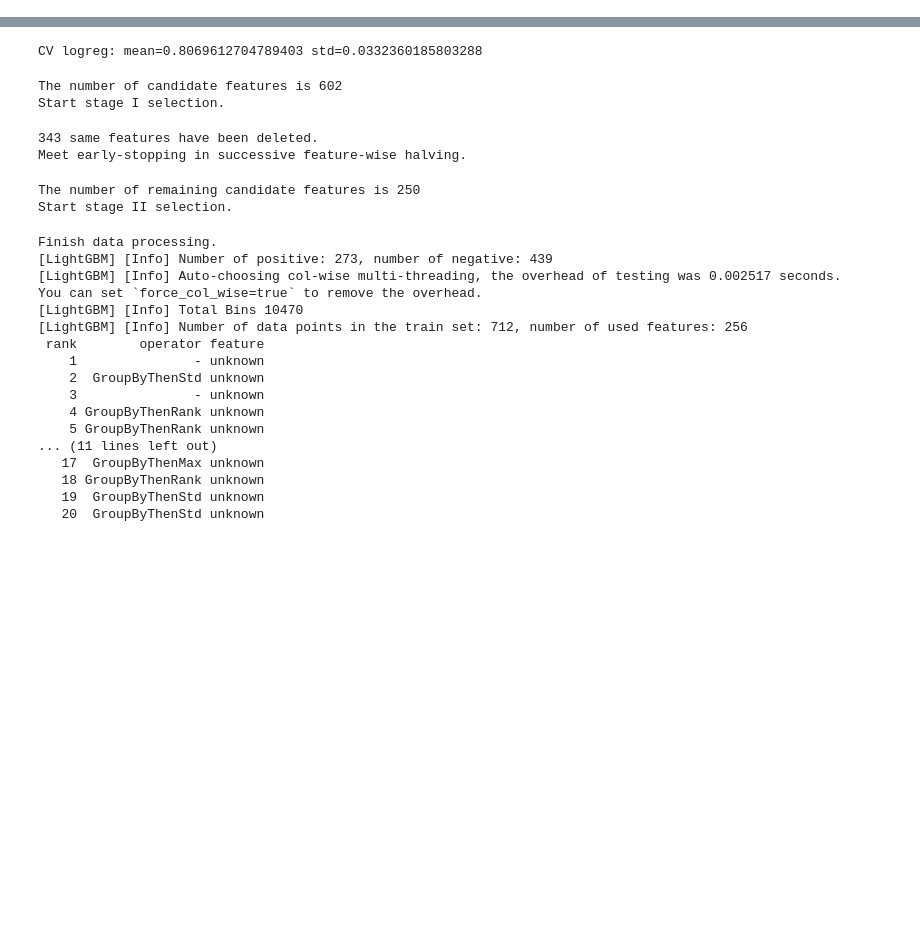
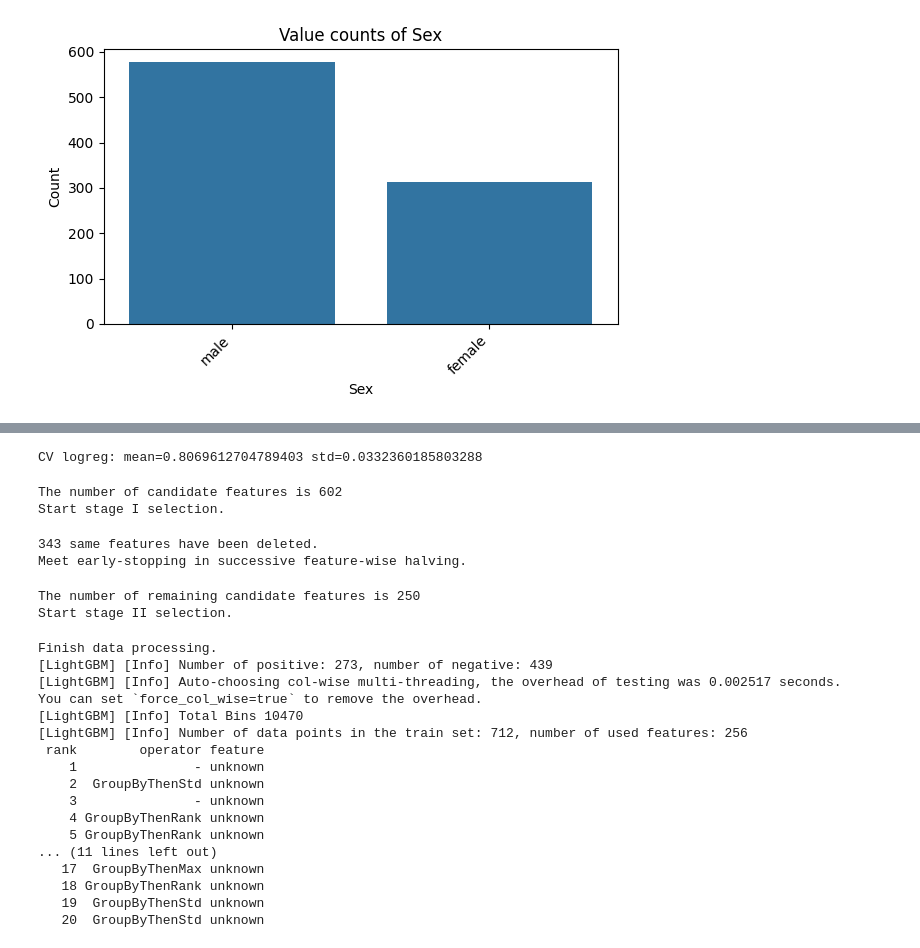
Before and after one commit to BareninVitalya/kaggle-titanic, a Jupyter notebook: notebooks/eda.ipynb, the cells around one changed output, grey strips where cells are left out. Cells and saved outputs as stored; diff of their text form; code cells hidden in the pictures; blank space fills up the shorter version.

```diff
--- a/notebooks/eda.ipynb
+++ b/notebooks/eda.ipynb
@@ -50,0 +193,4 @@ y = df[TARGET_COL]
+# %%
+dp.plot_distribution("Sex")        # countplot
+# %% [output]
+[figure, added]
```
Also changed, not shown: parts of 39 cells of this notebook, 6 other files.
